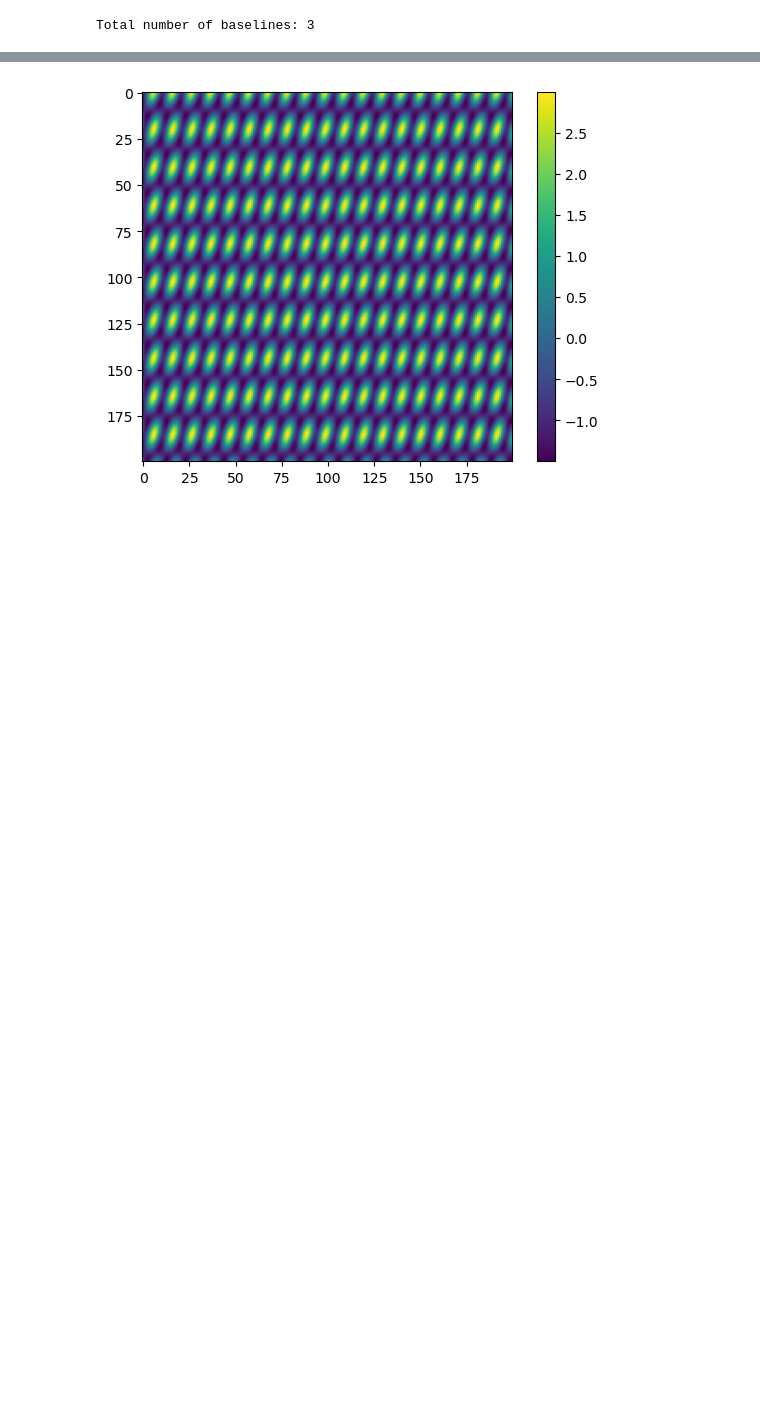
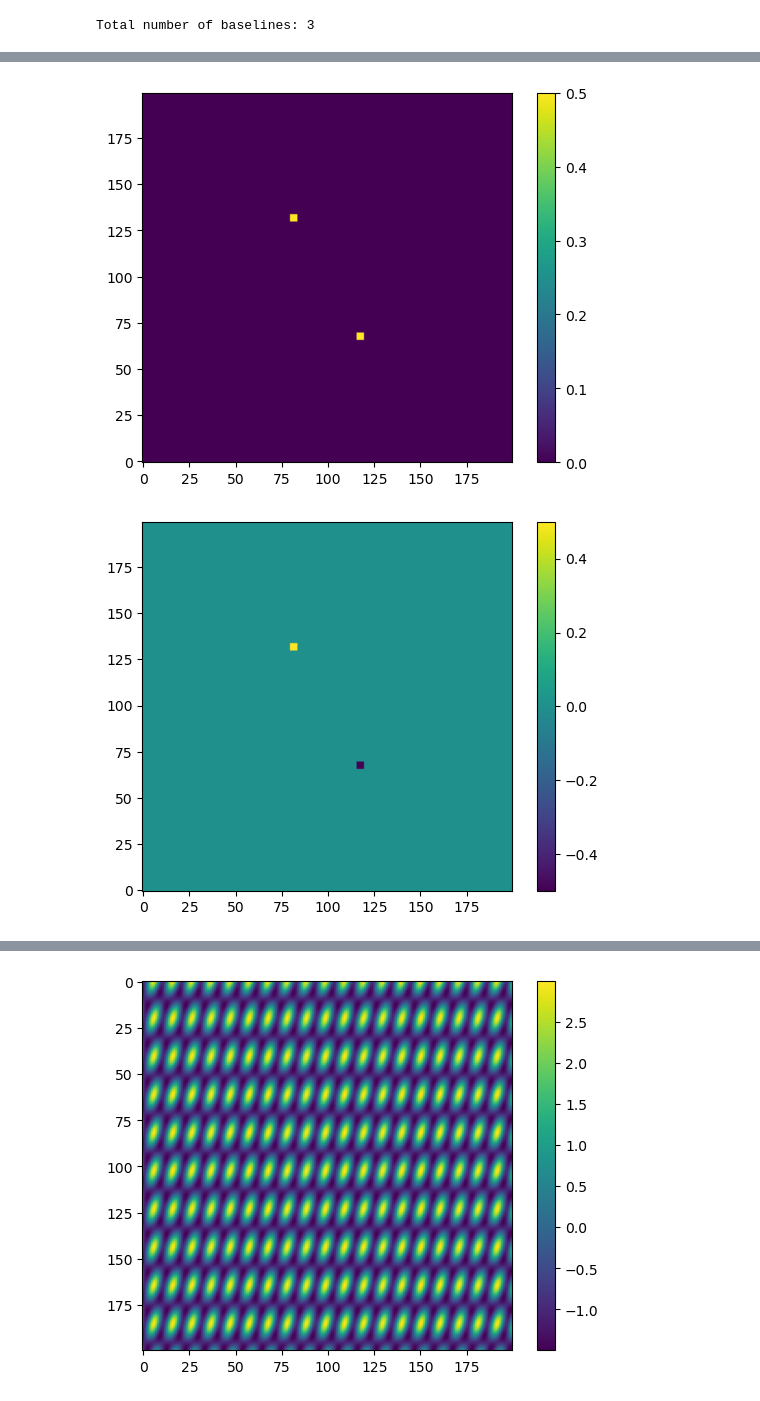
Before and after one commit to mwanakijiji/life_detectors, a Jupyter notebook: notebooks/dev_transmission_screens.ipynb, the cells around one changed output, grey strips where cells are left out. Saved outputs shown, nothing was run; the diff lists cells and outputs as text; code cells hidden in the pictures; blank space fills up the shorter version.

```diff
--- a/notebooks/dev_transmission_screens.ipynb
+++ b/notebooks/dev_transmission_screens.ipynb
@@ -243,0 +267,31 @@ Total number of baselines: 3
+# %%
+def symm_asymm_scene(scene):
+    '''
+    INPUTS:
+    scene: 2D array of the astrophysical scene
+
+    OUTPUTS:
+    scene_symm: 2D array of the symmetrical part of the astrophysical scene
+    scene_asymm: 2D array of the asymmetrical part of the astrophysical scene
+    '''
+
+    # generate the (a)symmetrical parts of the astrophysical source
+    scene_flipped = np.flip(np.flip(scene, axis=0), axis=1)
+
+    scene_symm = (scene + scene_flipped) / 2
+    scene_asymm = (scene - scene_flipped) / 2
+
+    return scene_symm, scene_asymm
+# %%
+scene_symm_test, scene_asymm_test = symm_asymm_scene(astro_cube[0,:,:])
+# %%
+plt.imshow(scene_symm_test, origin='lower')
+plt.colorbar()
+plt.show()
+
+plt.imshow(scene_asymm_test, origin='lower')
+plt.colorbar()
+plt.show()
+# %% [output]
+[figure, added]
+[figure, added]
```
Also changed, not shown: parts of 19 cells of this notebook.
